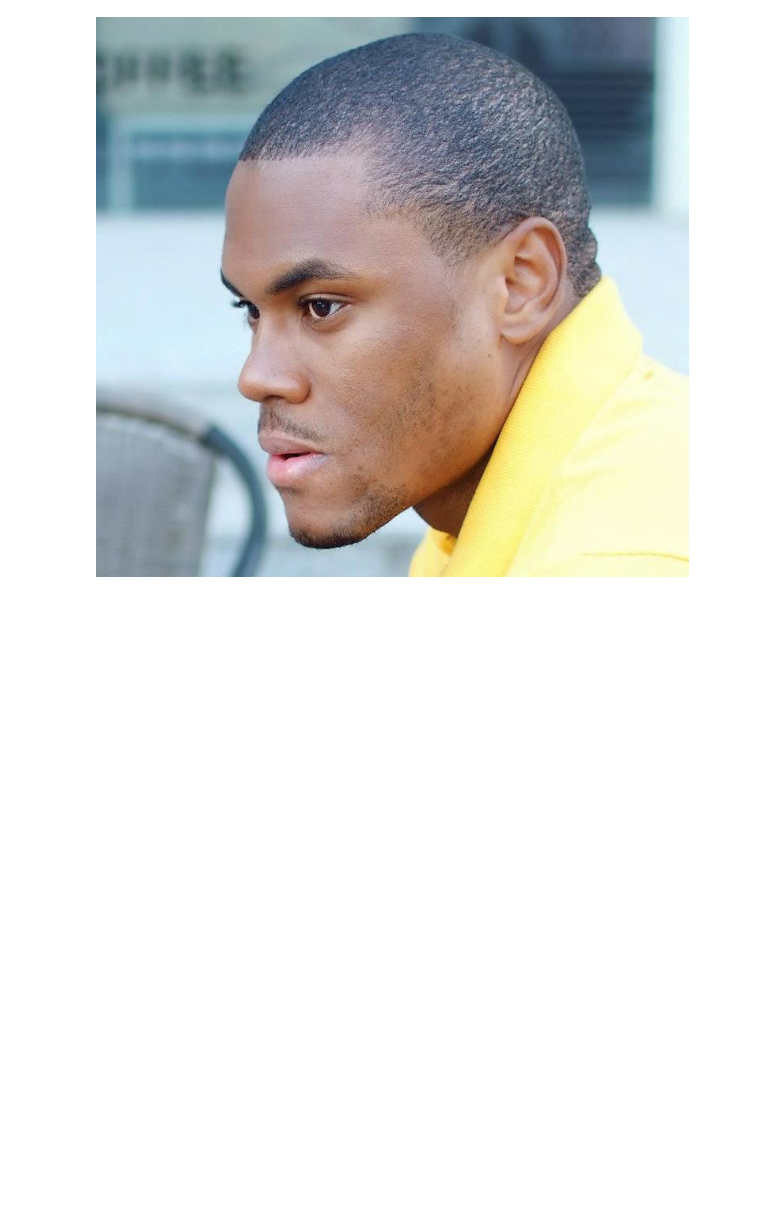
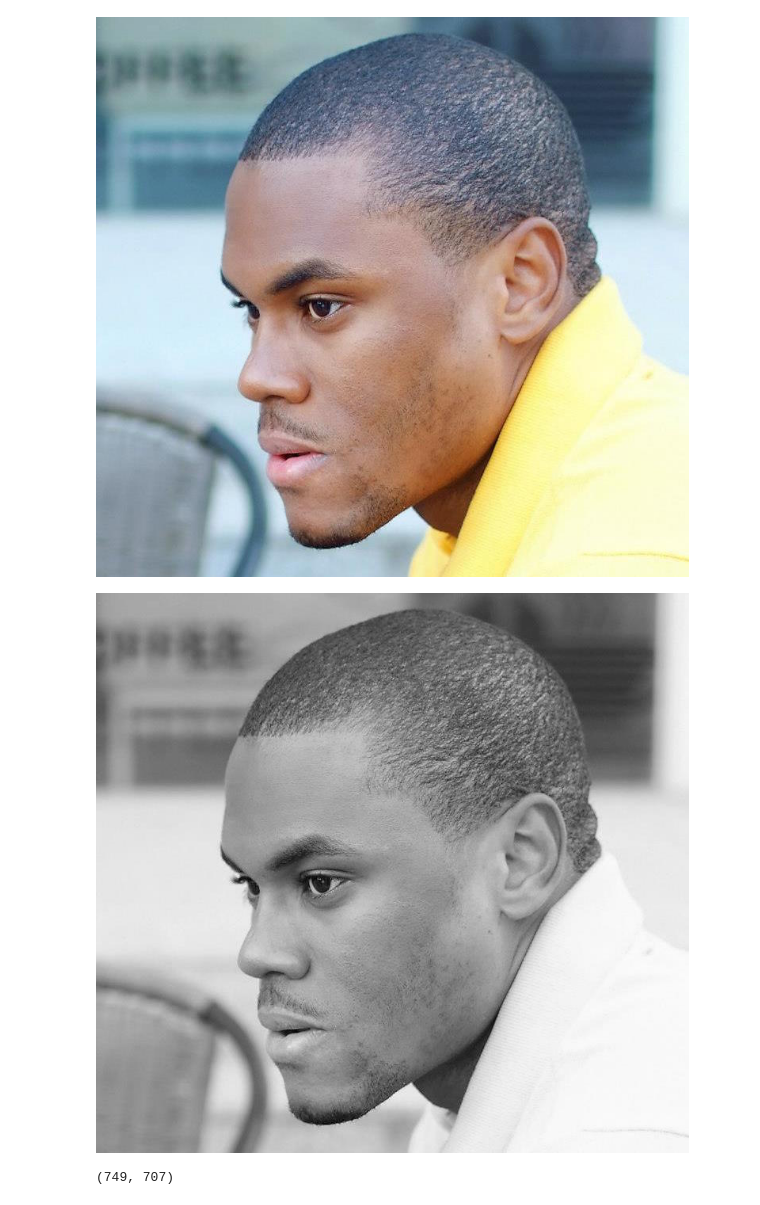
Before and after one commit to Jeannot-MN/digital-Image-processing, a Jupyter notebook: notebooks/intro_pil.ipynb, the cells around one changed output. Drawn from its saved outputs; the diff is of its cells as text; code cells hidden in the pictures; blank space fills up the shorter version.

Commit message:
basic image operations, grayscale, resize, crop, rotate.

```diff
--- a/notebooks/intro_pil.ipynb
+++ b/notebooks/intro_pil.ipynb
@@ -6,3 +6,12 @@ img = Image.open("assets/images/profile.jpg")
 display(img)
 # %% [output]
 [figure]
+# %%
+new_img = Image.open("assets/images/profile.jpg").convert('L')
+display(new_img)
+# %% [output]
+[figure, added]
+# %%
+new_img.size
+# %% [output]
+(749, 707)
```
Also changed, not shown: parts of 3 cells of this notebook.
